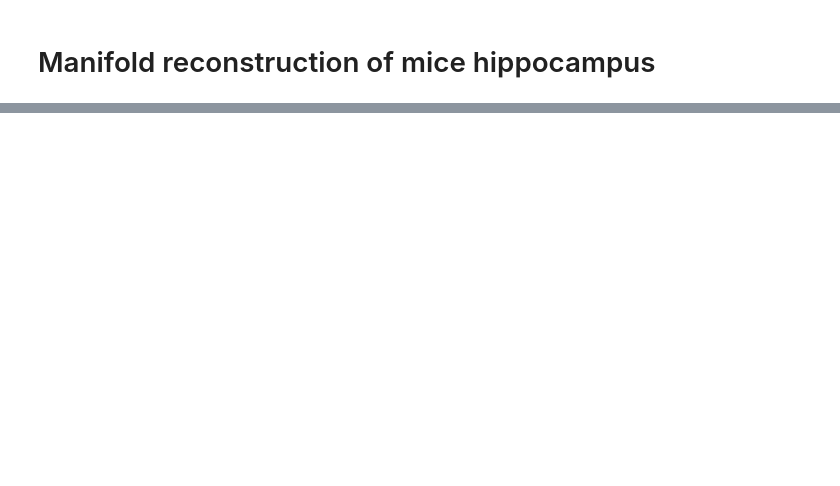
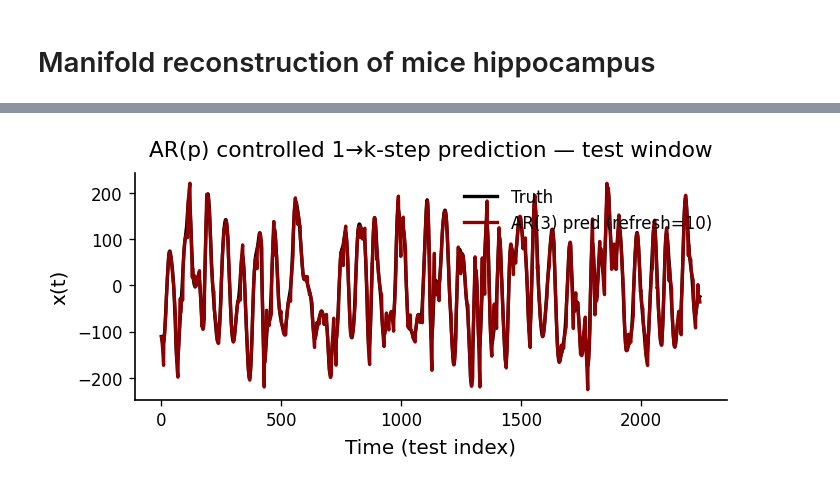
Before and after one commit to erfanzabeh/StocasticDiffEq_Simulation, a Jupyter notebook: docs/tutorials/mouse.ipynb, the cells around one changed output, grey strips where cells are left out. Cells and saved outputs as stored; diff of their text form; code cells hidden in the pictures; blank space fills up the shorter version.

```diff
--- a/docs/tutorials/mouse.ipynb
+++ b/docs/tutorials/mouse.ipynb
@@ -105,26 +136,14 @@ psd = psd[0]              # back to (n_freq,)
 # %%
+ar_results = fit_ar_model(xs, Fs, p=3, train_frac=0.1, refresh_every=10)
 
-# ---- 2) Low-pass <200 Hz ----
-b_lp, a_lp = signal.butter(4, 10/(fs/2), btype='low')
-x_lp = signal.filtfilt(b_lp, a_lp, x, method='gust')
+w = ar_results['w']
+p_use = ar_results['p']
+ntr = ar_results['ntr']
+y = ar_results['y']
+true_test = ar_results['true_test']
+yhat_ctrl = ar_results['yhat_ctrl']
+xs_pred_full = ar_results['xs_pred_full']
+REFRESH_EVERY = ar_results['refresh_every']
 
-# ---- 2) Band-pass (e.g., 4–12 Hz) and plot a short snippet ----
-# low, high = 1.0, 65.0               # Hz (set the band you want)
-low, high = 1.0, 20.0               # Hz (set the band you want)
-wn = [low/(fs/2), high/(fs/2)]      # normalized cutoffs
-
-# (robust) SOS form:
-sos = signal.butter(4, wn, btype='bandpass', output='sos')
-x_lp = signal.sosfiltfilt(sos, x)
-xs = x_lp
-
-# ---- 3) Z-score (AR prefers stationary scale) ----
-# xs = ((x_lp - np.mean(x_lp)) / (np.std(x_lp) + 1e-12)).astype(float)
-
-# ---- 4) Optional: downsample for modest AR orders ----
-target_Fs = 500
-if fs > target_Fs:
-    r = int(np.floor(fs / target_Fs))
-    xs = signal.decimate(xs, r, ftype='iir', zero_phase=True).astype(float)
-    fs = fs / r  # update sampling rate for consistency
+print(f"AR({p_use}): MSE={ar_results['mse']:.6f}, corr={ar_results['corr']:.3f}")
 # %%
@@ -161 +160,14 @@ xs = x_snip
+# %%
+def plot_prediction(y_true, y_pred, p, refresh, color_main="black", color_alt="darkred"):
+    fig, ax = plt.subplots(figsize=(6, 3))
+    ax.plot(y_true + 1, color=color_main, lw=2, label="Truth")
+    ax.plot(y_pred, color=color_alt, lw=2, label=f"AR({p}) pred (refresh={refresh})")
+    prettify(ax, title="AR(p) controlled 1→k-step prediction — test window",
+             xlabel="Time (test index)", ylabel="x(t)", add_legend=True)
+    plt.tight_layout()
+    plt.show()
+
+plot_prediction(y[ntr:], yhat_ctrl, p_use, REFRESH_EVERY)
+# %% [output]
+[figure, added]
 # %%
```
Also changed, not shown: parts of 14 cells of this notebook, 1 other file.
